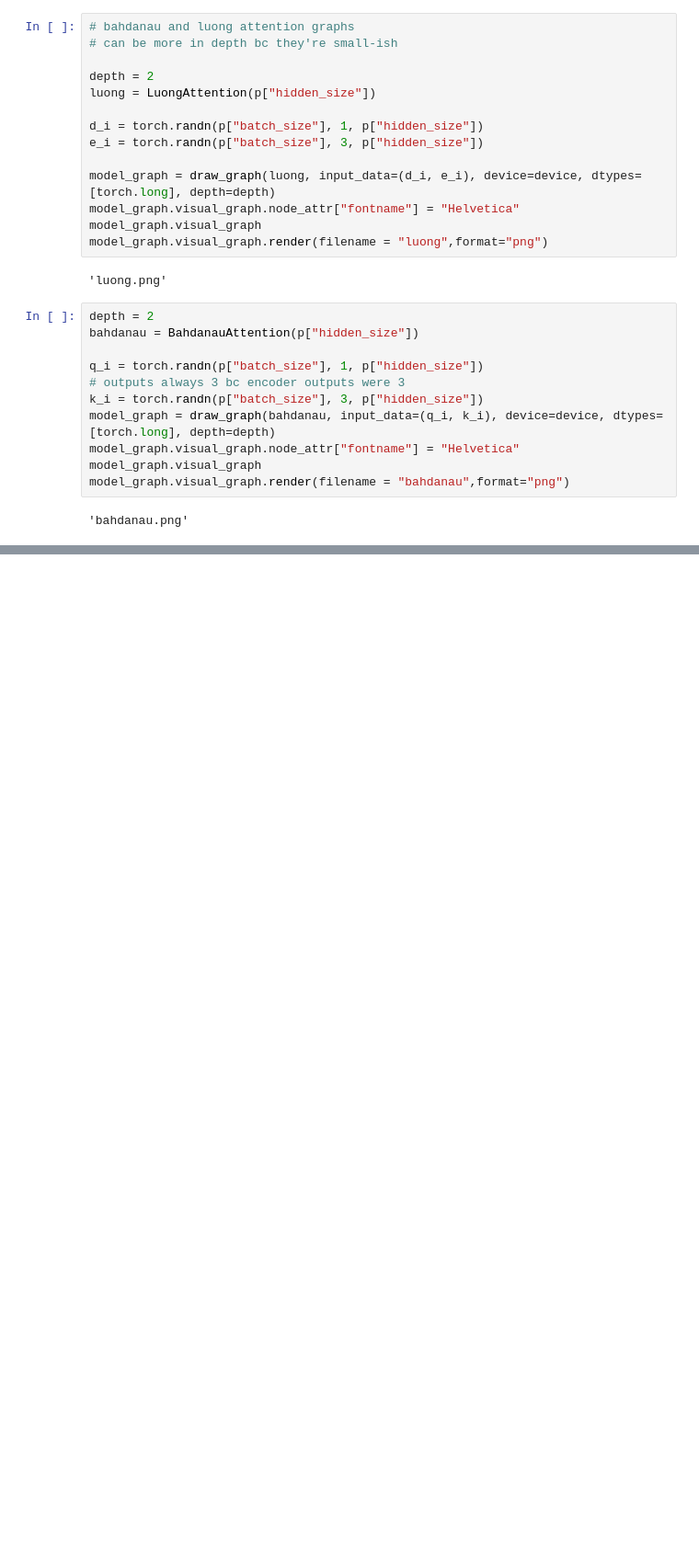
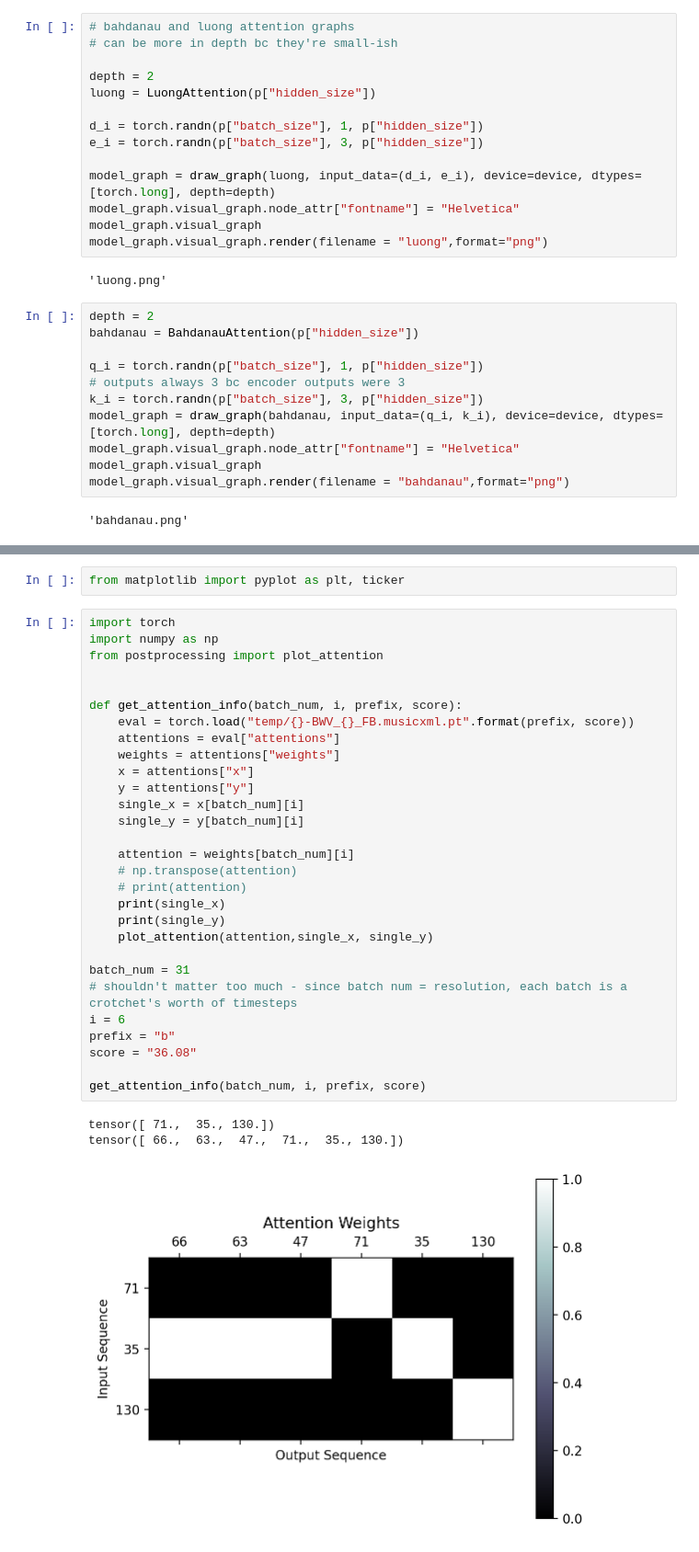
Before and after one commit to coloeus-monedula/harmony-generation, a Jupyter notebook: diss_generation.ipynb, the cells around one changed output, grey strips where cells are left out. Shown at 92% size. Cells and saved outputs as stored; diff of their text form; blank space fills up the shorter version.

Commit message:
get attention plots working

```diff
--- a/diss_generation.ipynb
+++ b/diss_generation.ipynb
@@ -126,0 +139,35 @@ model_graph.visual_graph.render(filename = "bahdanau",format="png")
+# %%
+from matplotlib import pyplot as plt, ticker
+# %%
+import torch
+import numpy as np
+from postprocessing import plot_attention
+
+
+def get_attention_info(batch_num, i, prefix, score):
+    eval = torch.load("temp/{}-BWV_{}_FB.musicxml.pt".format(prefix, score))
+    attentions = eval["attentions"]
+    weights = attentions["weights"]
+    x = attentions["x"]
+    y = attentions["y"]
+    single_x = x[batch_num][i]
+    single_y = y[batch_num][i]
+
+    attention = weights[batch_num][i]
+    # np.transpose(attention)
+    # print(attention)
+    print(single_x)
+    print(single_y)
+    plot_attention(attention,single_x, single_y)
+
+batch_num = 31
+# shouldn't matter too much - since batch num = resolution, each batch is a crotchet's worth of timesteps
+i = 6
+prefix = "b"
+score = "36.08"
+
+get_attention_info(batch_num, i, prefix, score)
+# %% [output]
+tensor([ 71.,  35., 130.])
+tensor([ 66.,  63.,  47.,  71.,  35., 130.])
+[figure, added]
```
Also changed, not shown: parts of 2 cells of this notebook, 2 other files.
